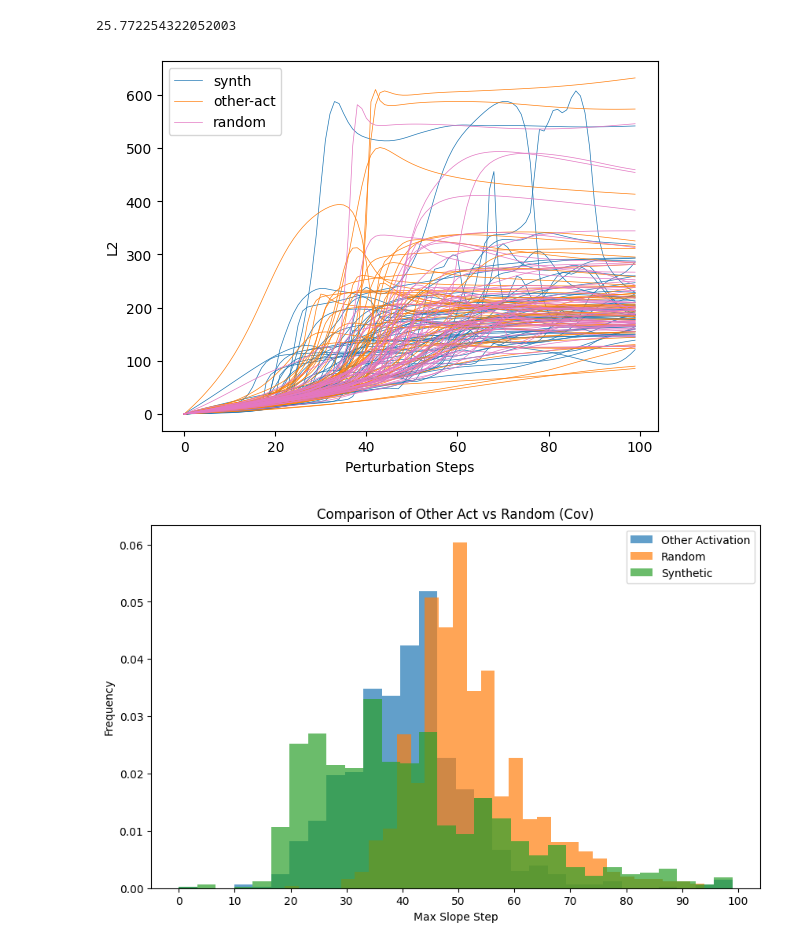
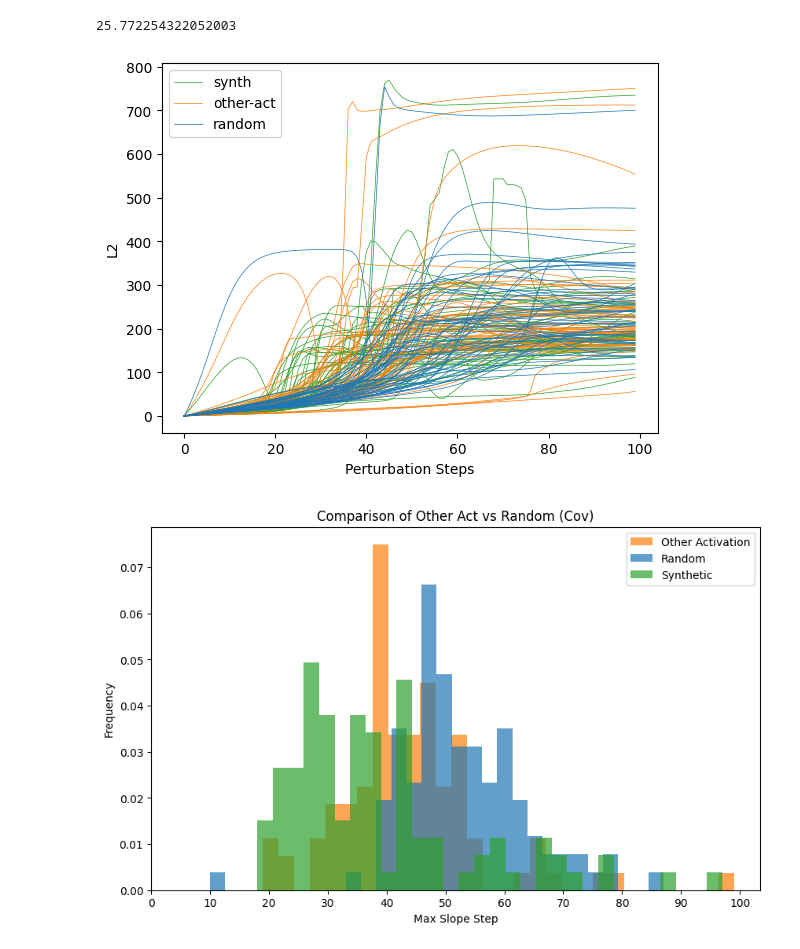
Before and after one commit to jettjaniak/teren, a Jupyter notebook: notebooks/replications.ipynb, the cells around one changed output. Saved outputs shown, nothing was run; the diff lists cells and outputs as text; code cells hidden in the pictures.

Commit message:
Add graph stuff and sampling feature acts

```diff
--- a/notebooks/replications.ipynb
+++ b/notebooks/replications.ipynb
@@ -668,7 +651,7 @@ print(mean_norm_sae)
 l2_synth, l2_other, l2_random = [], [], []
 ms_synth, ms_other, ms_random = [], [], []
 
-idxs = random.sample(range(len(metadata)), 1000)
+idxs = random.sample(range(len(metadata)), 100)
 
 is_norm = True
 step_size = 0.5
@@ -707,7 +690,7 @@ top_k = 50
 
 for i, l2 in enumerate(l2_synth[:top_k]):
     label = None if i > 0 else "synth"
-    plt.plot(l2, color="tab:blue", label=label, linewidth=0.5)
+    plt.plot(l2, color="tab:green", label=label, linewidth=0.5)
 
 for i, l2 in enumerate(l2_other[:top_k]):
     label = None if i > 0 else "other-act"
@@ -715,35 +698,44 @@ for i, l2 in enumerate(l2_other[:top_k]):
 
 for i, l2 in enumerate(l2_random[:top_k]):
     label = None if i > 0 else "random"
-    plt.plot(l2, color="tab:pink", label=label, linewidth=0.5)
+    plt.plot(l2, color="tab:blue", label=label, linewidth=0.5)
 
 plt.xlabel("Perturbation Steps")
 plt.ylabel("L2")
 plt.legend()
 plt.show()
 # %% [output]
-[figure, old version]
+[figure, new version]
 # %%
 # Create the plot
 plt.figure(figsize=(10, 6))
 
 # Plot both histograms
-plt.hist(ms_other, bins=30, alpha=0.7, label="Other Activation", density=True)
-plt.hist(ms_random, bins=30, alpha=0.7, label="Random", density=True)
-plt.hist(ms_synth, bins=30, alpha=0.7, label="Synthetic", density=True)
+plt.hist(
+    ms_other,
+    bins=30,
+    alpha=0.7,
+    label="Other Activation",
+    density=True,
+    color="tab:orange",
+)
+plt.hist(ms_random, bins=30, alpha=0.7, label="Random", density=True, color="tab:blue")
+plt.hist(
+    ms_synth, bins=30, alpha=0.7, label="Synthetic", density=True, color="tab:green"
+)
 
 plt.xticks(np.arange(0, 101, 10))
 
 # Customize the plot
 plt.xlabel("Max Slope Step")
 plt.ylabel("Frequency")
 plt.title("Comparison of Other Act vs Random (Cov)")
 plt.legend()
 
 # Show the plot
 plt.show()
 # %% [output]
-[figure, old version]
+[figure, new version]
 # %%
 plot_distributions(ms_other, ms_random, ms_synth)
 # %% [output]
```
Also changed, not shown: parts of 4 cells of this notebook, 1 other file.
